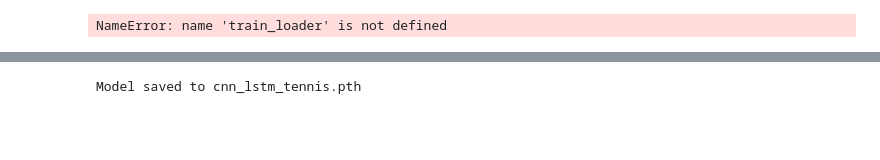
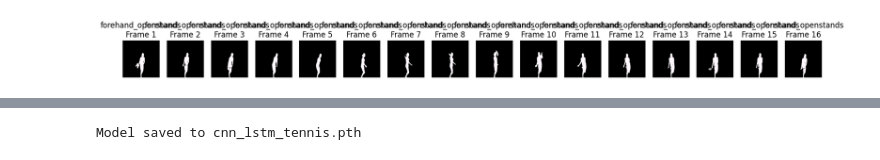
Before and after one commit to LeoDinga/DL_Project, a Jupyter notebook: DL_project_Leo.ipynb, the cells around one changed output, grey strips where cells are left out. Cells and saved outputs as stored; diff of their text form; code cells hidden in the pictures; blank space fills up the shorter version.

```diff
--- a/DL_project_Leo.ipynb
+++ b/DL_project_Leo.ipynb
@@ -80,7 +80,7 @@ Files: ['p52_backhand_depth_s3.avi', 'p46_backhand_depth_s2.avi', 'p33_backhand_
 ----------------------------------------
 # %%
 
-def extract_frames(video_path, num_frames=64):
+def extract_frames(video_path, num_frames=20):
     cap = cv2.VideoCapture(video_path)
     total = int(cap.get(cv2.CAP_PROP_FRAME_COUNT))
 
@@ -225,23 +230,25 @@ Epoch 5/10, Loss: 1.4269, Train Acc: 0.4716, Val Acc: 0.4470
 # %%
+import matplotlib.pyplot as plt
+
 def show_batch_multiframe(dataloader, num_frames=4):
     batch, _ = next(iter(dataloader))
     batch = batch[0]  # Take first sample
     video_path = "data/VIDEO_Mask/forehand_openstands" # First sample's path
     video_name = os.path.basename(video_path)
 
-    fig, axes = plt.subplots(1, num_frames, figsize=(15, 3))
+    fig, axes = plt.subplots(1, num_frames, figsize=(20, 3))
     for i in range(num_frames):
         frame = batch[i].permute(1, 2, 0).cpu().numpy()
         axes[i].imshow(np.clip(frame, 0, 1))
         axes[i].set_title(f"{video_name}\nFrame {i+1}")
         axes[i].axis('off')
 
 
     plt.show()
 
 show_batch_multiframe(train_loader, num_frames=16)
 # %% [output]
-NameError: name 'train_loader' is not defined
+[figure, added]
 # %%
 def show_batch_multiframe(dataloader, num_frames=4):
     # Get one batch
```
Also changed, not shown: parts of 9 cells of this notebook.
